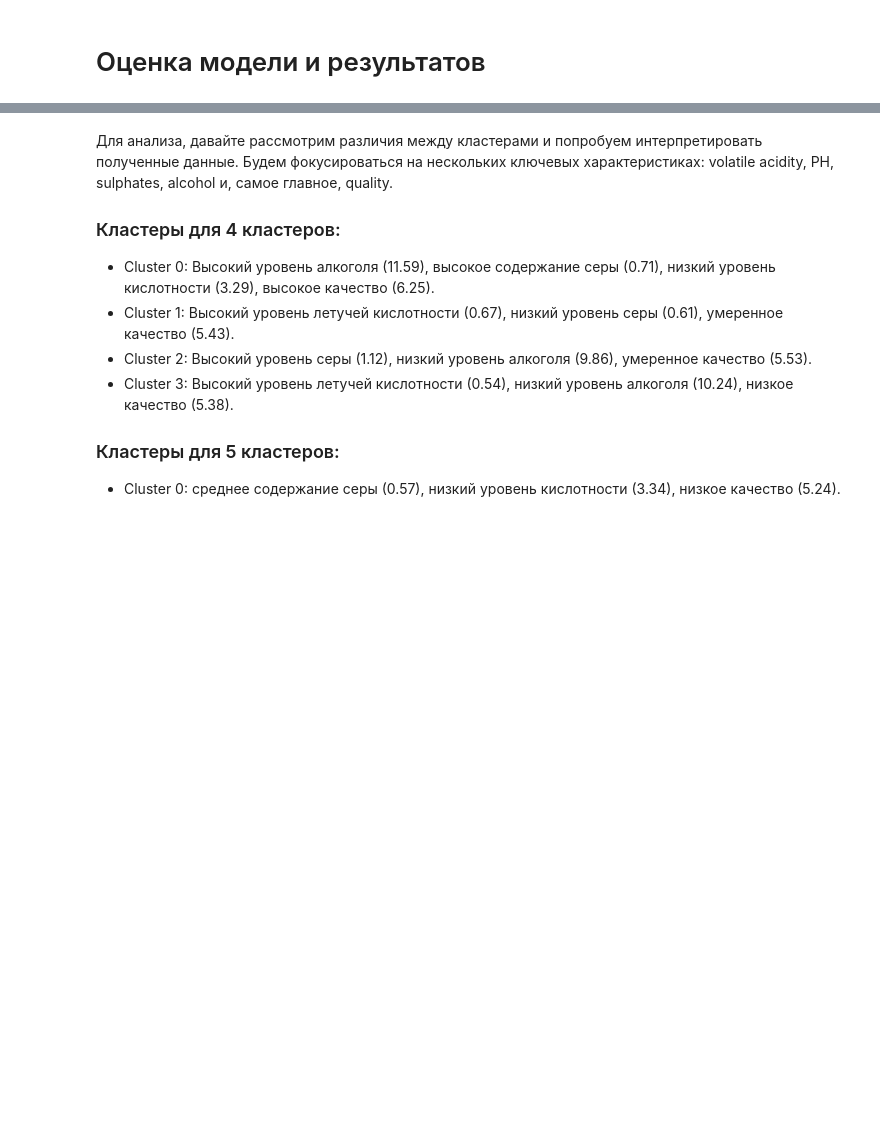
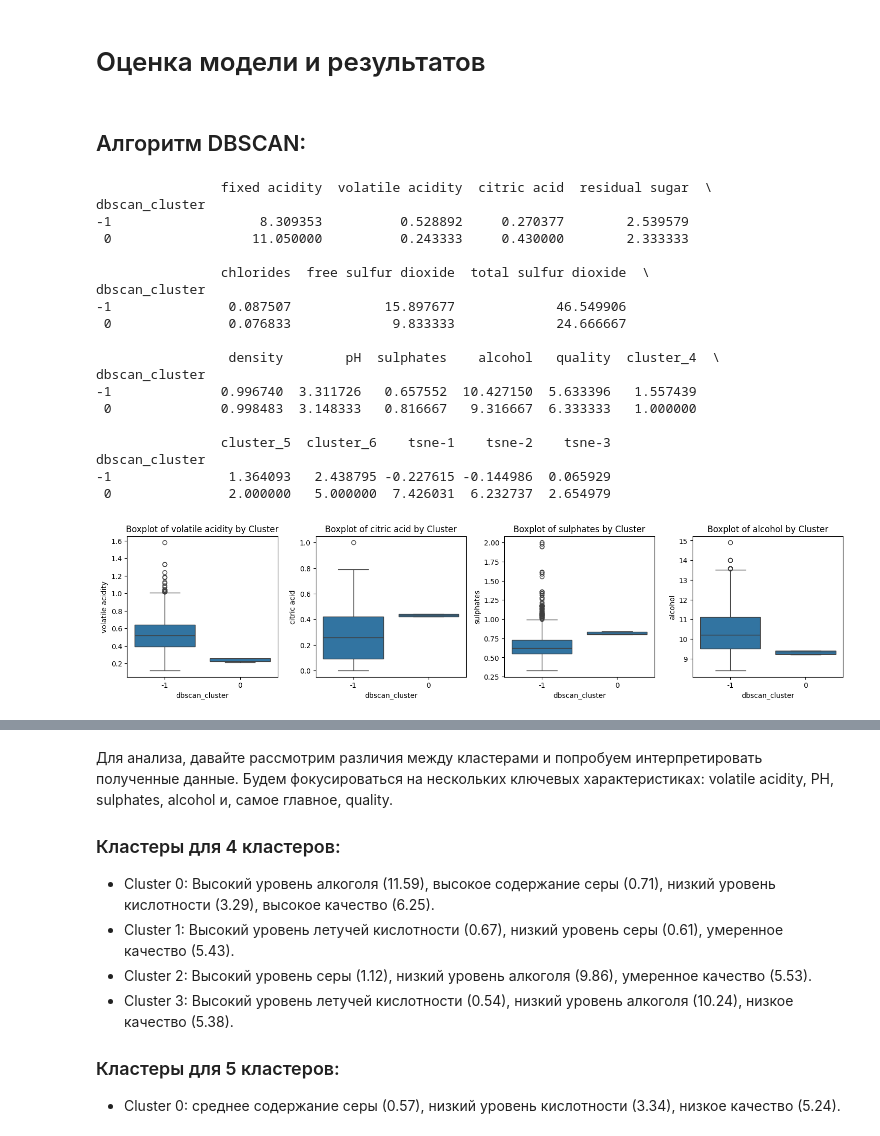
Before and after one commit to Owl876/Wine-Quality-Clustering, a Jupyter notebook: Итоговая_аттестация.ipynb, the cells around one changed output, grey strips where cells are left out. Cells and saved outputs as stored; diff of their text form; code cells hidden in the pictures; blank space fills up the shorter version.

```diff
--- a/Итоговая_аттестация.ipynb
+++ b/Итоговая_аттестация.ipynb
@@ -247,0 +255,21 @@ cluster_6
+# %%
+# Уменьшение размерности с использованием t-SNE
+tsne = TSNE(n_components=3, random_state=42)
+X_tsne = tsne.fit_transform(X_scaled)
+
+# Применение DBSCAN кластеризации
+dbscan = DBSCAN(eps=0.3, min_samples=6)
+clusters = dbscan.fit_predict(X_tsne)
+
+# Добавление результатов кластеризации к данным
+data['tsne-1'] = X_tsne[:, 0]
+data['tsne-2'] = X_tsne[:, 1]
+data['tsne-3'] = X_tsne[:, 2]
+data['dbscan_cluster'] = clusters
+
+# Визуализация результатов DBSCAN с использованием 3D scatter plot
+fig = px.scatter_3d(data, x='tsne-1', y='tsne-2', z='tsne-3', color='dbscan_cluster',
+                    color_discrete_sequence=px.colors.qualitative.Bold, opacity=0.5)
+fig.update_traces(marker_size=4)
+fig.update_layout(title_text="DBSCAN Clustering with t-SNE", title_x=0.5)
+fig.show()
@@ -248,2 +278,38 @@ cluster_6
 # %% [markdown]
 # Оценка модели и результатов
+# %% [markdown]
+## Алгоритм DBSCAN:
+# %%
+# Анализ кластеров
+cluster_analysis = data.groupby('dbscan_cluster').mean()
+print(cluster_analysis)
+
+# Создание боксплотов для каждого признака по кластерам
+plt.figure(figsize=(15, 10))
+for i, column in enumerate(X.columns, 1):
+    plt.subplot(3, 4, i)
+    sns.boxplot(x='dbscan_cluster', y=column, data=data)
+    plt.title(f'Boxplot of {column} by Cluster')
+plt.tight_layout()
+plt.show()
+# %% [output]
+                fixed acidity  volatile acidity  citric acid  residual sugar  \
+dbscan_cluster
+-1                   8.309353          0.528892     0.270377        2.539579
+ 0                  11.050000          0.243333     0.430000        2.333333
+
+                chlorides  free sulfur dioxide  total sulfur dioxide  \
+dbscan_cluster
+-1               0.087507            15.897677             46.549906
+ 0               0.076833             9.833333             24.666667
+
+                 density        pH  sulphates    alcohol   quality  cluster_4  \
+dbscan_cluster
+-1              0.996740  3.311726   0.657552  10.427150  5.633396   1.557439
+ 0              0.998483  3.148333   0.816667   9.316667  6.333333   1.000000
+
+                cluster_5  cluster_6    tsne-1    tsne-2    tsne-3
+dbscan_cluster
+-1               1.364093   2.438795 -0.227615 -0.144986  0.065929
+ 0               2.000000   5.000000  7.426031  6.232737  2.654979
+[figure, added]
```
Also changed, not shown: parts of 10 cells of this notebook.
